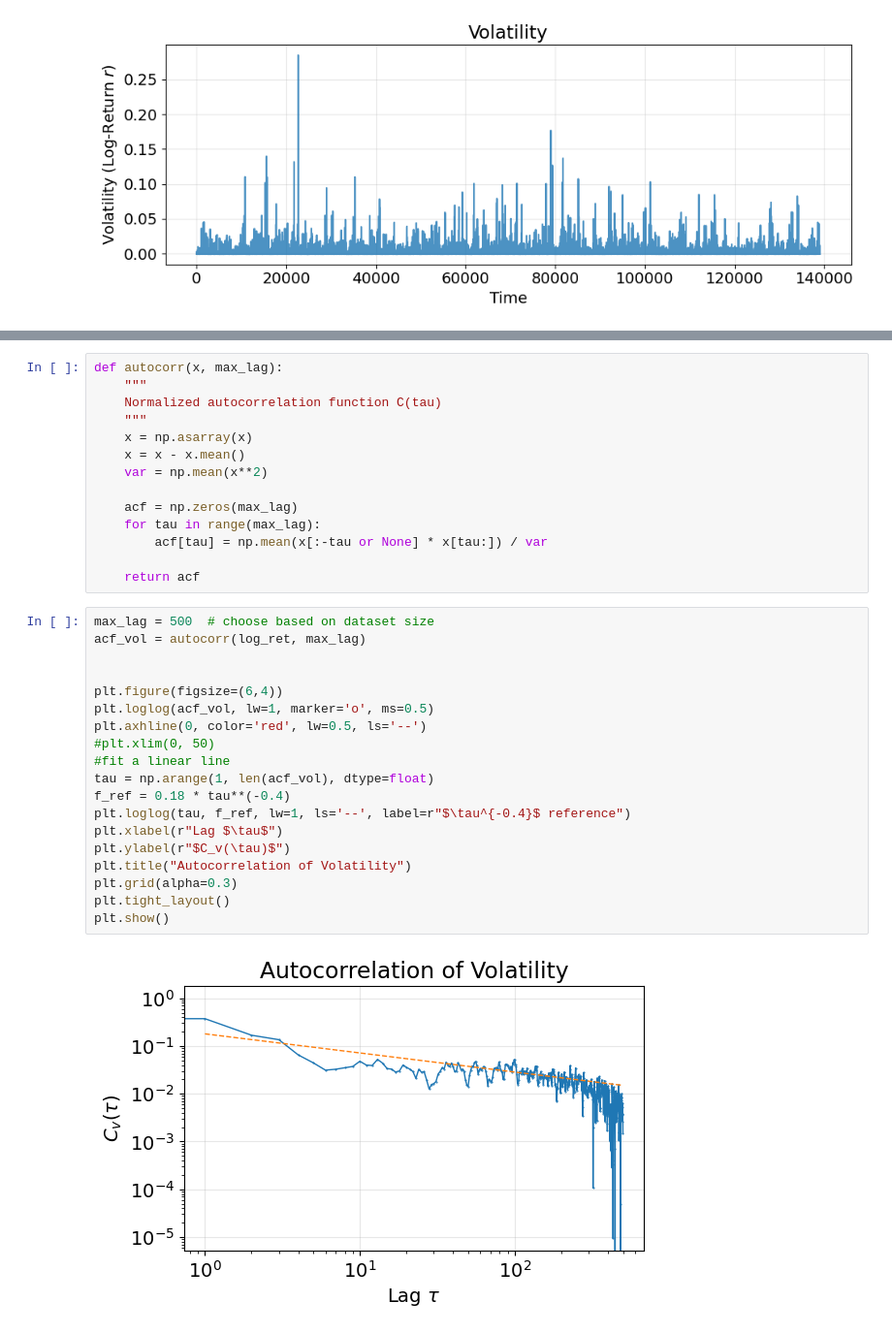
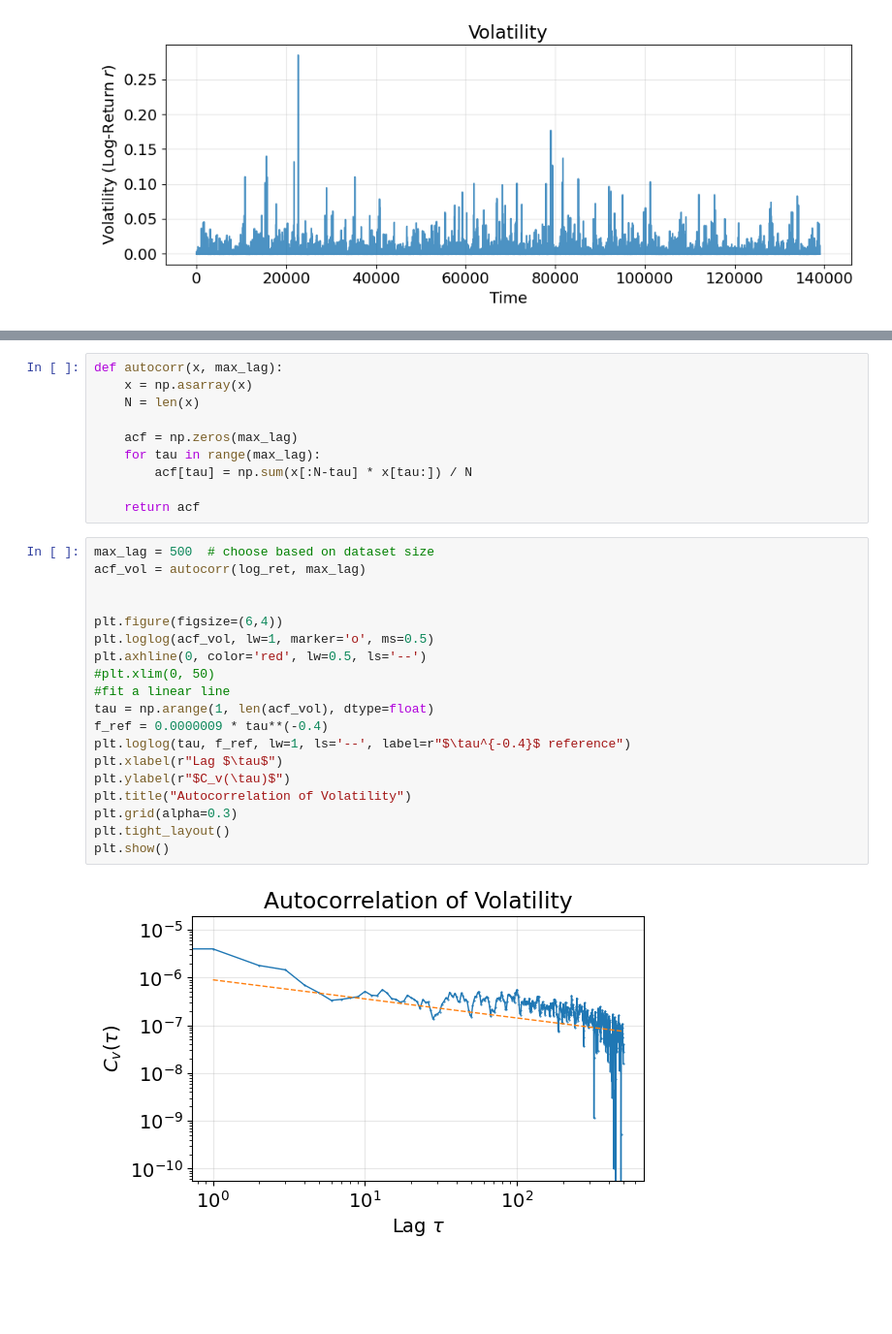
Before and after one commit to conorkirby/capstone, a Jupyter notebook: ProjectNotebooks/10_Volatility.ipynb, the cells around one changed output, grey strips where cells are left out. Shown at 97% size. Saved outputs shown, nothing was run; the diff lists cells and outputs as text; blank space fills up the shorter version.

```diff
--- a/ProjectNotebooks/10_Volatility.ipynb
+++ b/ProjectNotebooks/10_Volatility.ipynb
@@ -174,35 +175,31 @@ log-return correlation time τ_c ≈ 6.73 frames
 # %%
 def autocorr(x, max_lag):
-    """
-    Normalized autocorrelation function C(tau)
-    """
     x = np.asarray(x)
-    x = x - x.mean()
-    var = np.mean(x**2)
+    N = len(x)
 
     acf = np.zeros(max_lag)
     for tau in range(max_lag):
-        acf[tau] = np.mean(x[:-tau or None] * x[tau:]) / var
+        acf[tau] = np.sum(x[:N-tau] * x[tau:]) / N
 
     return acf
 # %%
 max_lag = 500  # choose based on dataset size
 acf_vol = autocorr(log_ret, max_lag)
 
 
 plt.figure(figsize=(6,4))
 plt.loglog(acf_vol, lw=1, marker='o', ms=0.5)
 plt.axhline(0, color='red', lw=0.5, ls='--')
 #plt.xlim(0, 50)
 #fit a linear line
 tau = np.arange(1, len(acf_vol), dtype=float)
-f_ref = 0.18 * tau**(-0.4)
+f_ref = 0.0000009 * tau**(-0.4)
 plt.loglog(tau, f_ref, lw=1, ls='--', label=r"$\tau^{-0.4}$ reference")
 plt.xlabel(r"Lag $\tau$")
 plt.ylabel(r"$C_v(\tau)$")
 plt.title("Autocorrelation of Volatility")
 plt.grid(alpha=0.3)
 plt.tight_layout()
 plt.show()
 # %% [output]
-[figure, old version]
+[figure, new version]
```
Also changed, not shown: parts of 2 cells of this notebook, 1 other file.
